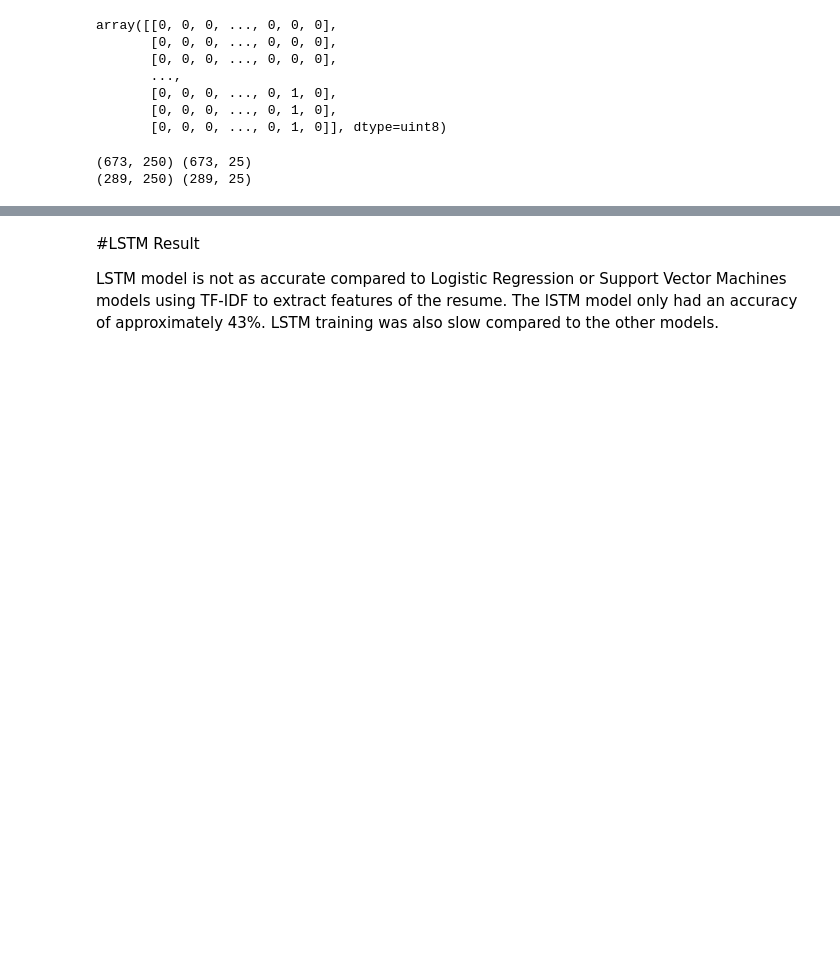
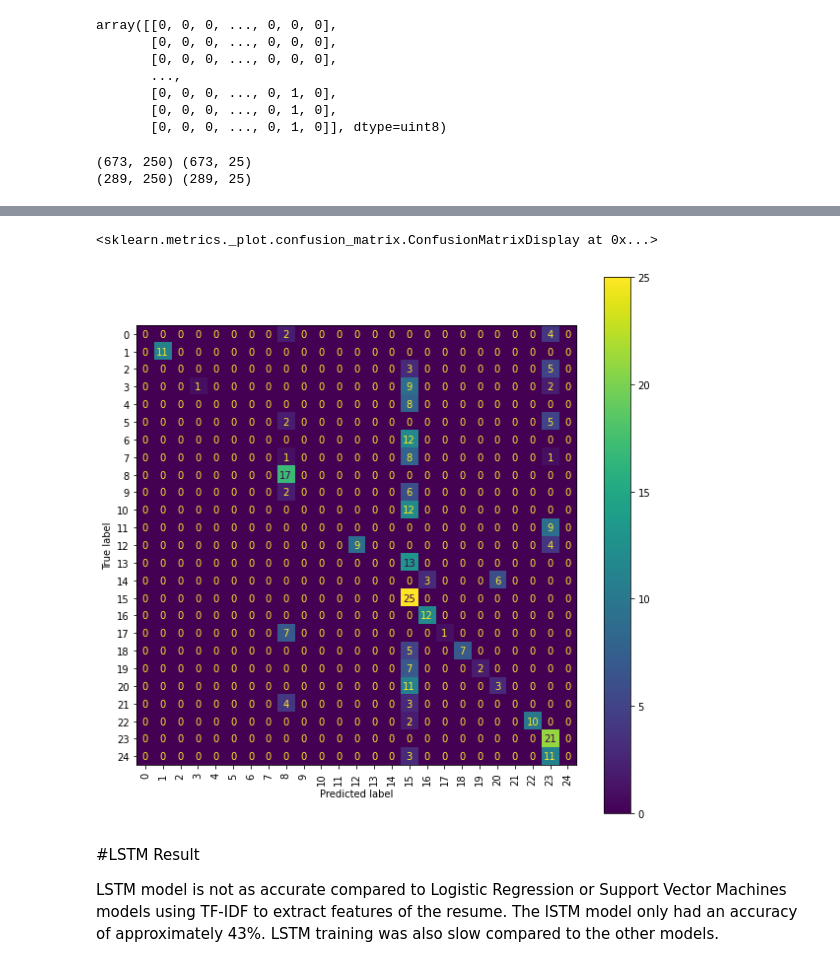
Before and after one commit to AJ-delaCruz/CMPE255, a Jupyter notebook: Resume.ipynb, the cells around one changed output, grey strips where cells are left out. Saved outputs shown, nothing was run; the diff lists cells and outputs as text; code cells hidden in the pictures; blank space fills up the shorter version.

Commit message:
confusion matrix for LSTM

```diff
--- a/Resume.ipynb
+++ b/Resume.ipynb
@@ -404,4 +420,6 @@ Epoch 5/5
 # %%
+y_pred_test = lstm_model.predict(X_test)
+
 accr = lstm_model.evaluate(X_test,Y_test)
 
 print('Accuracy of LSTM: {:.4f}'.format(accr[1]))
@@ -456,3 +479,21 @@ Python Developer
+# %%
+Y_pred = np.argmax(y_pred_test,axis=1)
+y_test = np.argmax(Y_test,axis=1)
+classes_x=np.argmax(y_pred_test,axis=1)
+classes_x
+# print(labels[classes_x])
+# print(confusion_matrix(y_test_arg, Y_pred))
+
+fig, ax = plt.subplots(figsize=(10,10))
+
+cm = confusion_matrix(y_test, Y_pred)
+disp = ConfusionMatrixDisplay(confusion_matrix=cm)
+
+
+disp.plot(ax=ax, xticks_rotation = 'vertical')
+# %% [output]
+<sklearn.metrics._plot.confusion_matrix.ConfusionMatrixDisplay at 0x...>
+[figure, added]
 # %% [markdown]
 #LSTM Result
 
```
Also changed, not shown: parts of 13 cells of this notebook.
